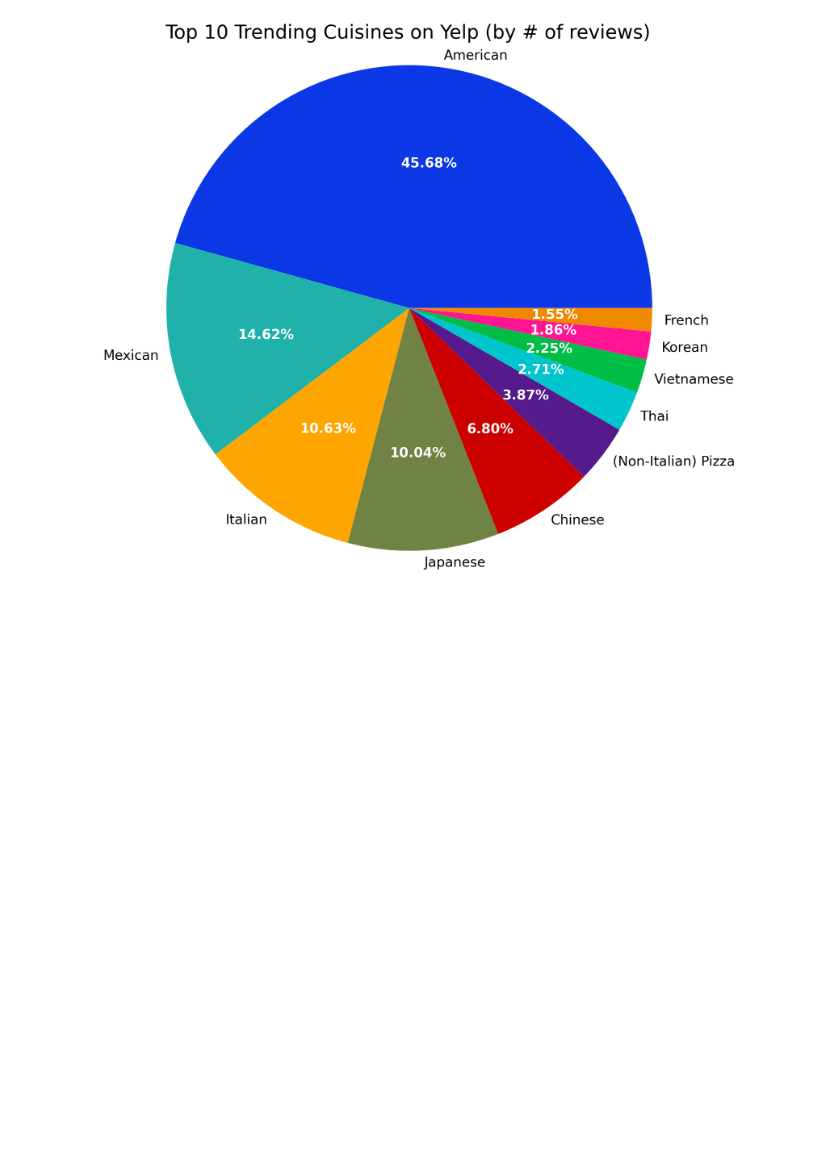
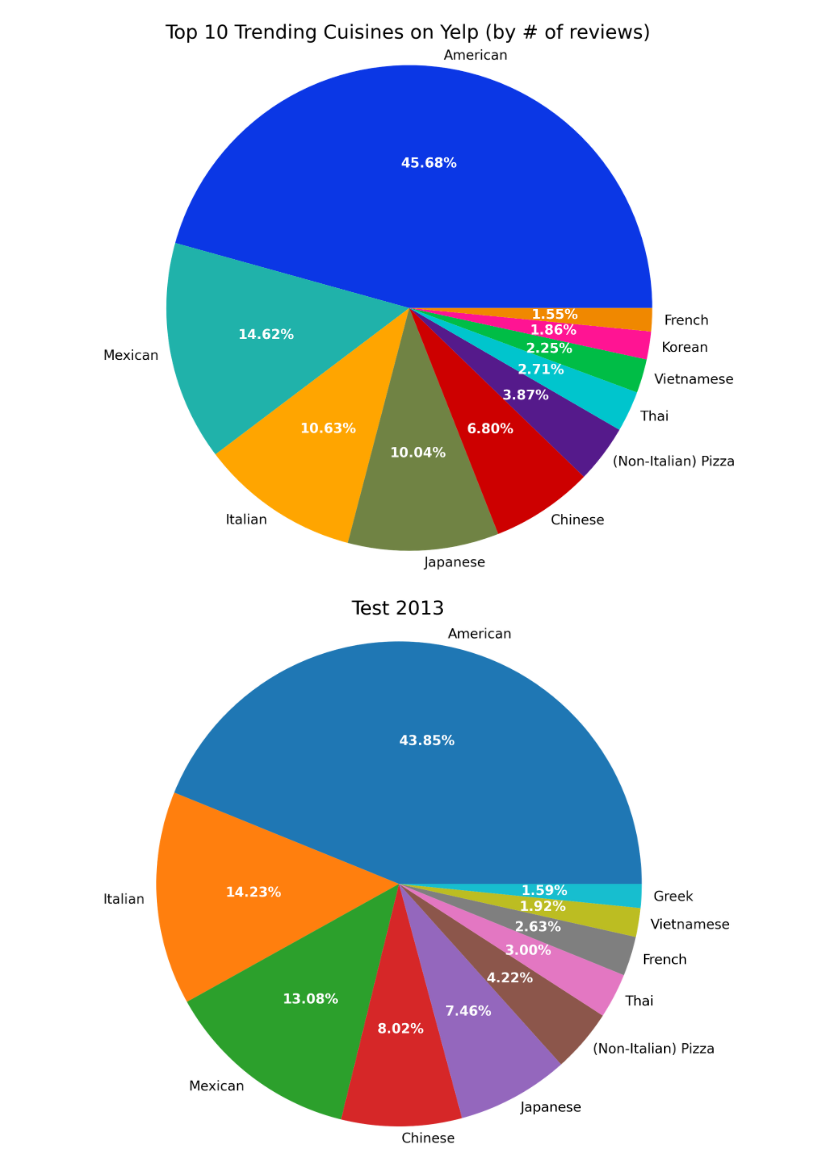
Before and after one commit to bill9108/ECE143_Team1, a Jupyter notebook: Trending_Cuisines.ipynb, the cells around one changed output. Drawn from its saved outputs; the diff is of its cells as text; code cells hidden in the pictures; blank space fills up the shorter version.

Commit message:
Cuisine count done and tested.

```diff
--- a/Trending_Cuisines.ipynb
+++ b/Trending_Cuisines.ipynb
@@ -67,8 +67,3 @@ for i in sortCount2:
 
 countName[4] = '(Non-Italian) Pizza'
 countName2[3] = '(Non-Italian) Pizza'
-# %%
-import cuisine_count as cc
-
-countName, count = cc.count_cuisine_num_review(cuiDic, checkin, cuisine)
-plot_pie(countName, count, "Test")
@@ -249,3 +242,86 @@ for i in sorted13:
     counts4.append(i[1])
 
 countName4[5] = '(Non-Italian) Pizza'
+# %%
+review.drop('text', axis=1, inplace=True)
+# %%
+def count_cuisine_yearly_num_review(cuisine_dict, review, cuisines, year):
+    '''
+    Count the number of reviews for each cuisine in the given year.
+    Parameters: cuisine_dict is the dictionary of cuisine generated from get_cuisine().
+    cuisines is a list of strings represending cuisines. review is a Pandas dataframe
+    containing the business ID and date information of reviews. year is the desired year
+    which the reviews should be filtered for.
+    '''
+
+    assert(isinstance(cuisine_dict, dict))
+    assert(isinstance(cuisines, list))
+    assert(isinstance(review, pd.DataFrame))
+    assert(isinstance(year, int))
+    assert(year > 2000)
+    assert('business_id' in review.columns and 'date' in review.columns)
+
+    count = dict()
+
+    for c in cuisines:
+        if c == 'Pizza':
+            count['(Non-Italian) Pizza'] = 0
+        else:
+            count[c] = 0
+
+    for i in range(len(review)):
+        row = review.iloc[i]
+        business = row.business_id
+        if (row.date.year != year):
+            continue
+        for c in cuisines:
+            if c == 'Pizza':
+                if business in cuisine_dict[c]:
+                    count['(Non-Italian) Pizza'] = count['(Non-Italian) Pizza'] + 1
+            else:
+                if business in cuisine_dict[c]:
+                    count[c] = count[c] + 1
+
+    del (count['Fast Food'])
+    del (count['Bars'])
+    del (count['Coffee & Tea'])
+    del (count['Breakfast & Brunch'])
+
+    sortedCount = sorted(count.items(), key=lambda x: x[1], reverse=True)
+    countName = list()
+    counts = list()
+    for i in sortedCount:
+        countName.append(i[0])
+        counts.append(i[1])
+
+    return (countName, counts)
+
+countName, count = count_cuisine_yearly_num_review(cuiDic, review, cuisine, 2013)
+def plot_pie(countName, counts, title, colors = None):
+    '''
+    Plot a pie chart for the given names and numbers with the given list of colors.
+    Parameters: countName is the list of names of the categories and counts is the
+    list of numbers. colors is the list of colors for each corresponding
+    category. The length of colors must match the length of countName.
+    '''
+    assert(isinstance(countName, list))
+    assert(isinstance(counts, list))
+    assert(colors == None or isinstance(colors, list))
+    assert(isinstance(title, str))
+    assert(len(countName) == len(counts) and (colors == None or len(counts) == len(colors)))
+
+    f, ax = plt.subplots(figsize=(10,10),dpi = 200)
+
+    patches, texts, autotexts = plt.pie (x=counts[0:10], labels=countName[0:10],
+    autopct='%1.2f%%', labeldistance=1.05, colors=colors)
+    ax.axis('equal')
+    for t in texts:
+        t.set_fontsize(14)
+    for at in autotexts:
+        at.set_fontsize(14)
+        at.set_color('white')
+        at.set_fontweight('bold')
+    plt.title(title, fontsize=20)
+    f.show()
+# %% [output]
+[figure, added]
```
Also changed, not shown: parts of 2 cells of this notebook, 1 other file.
